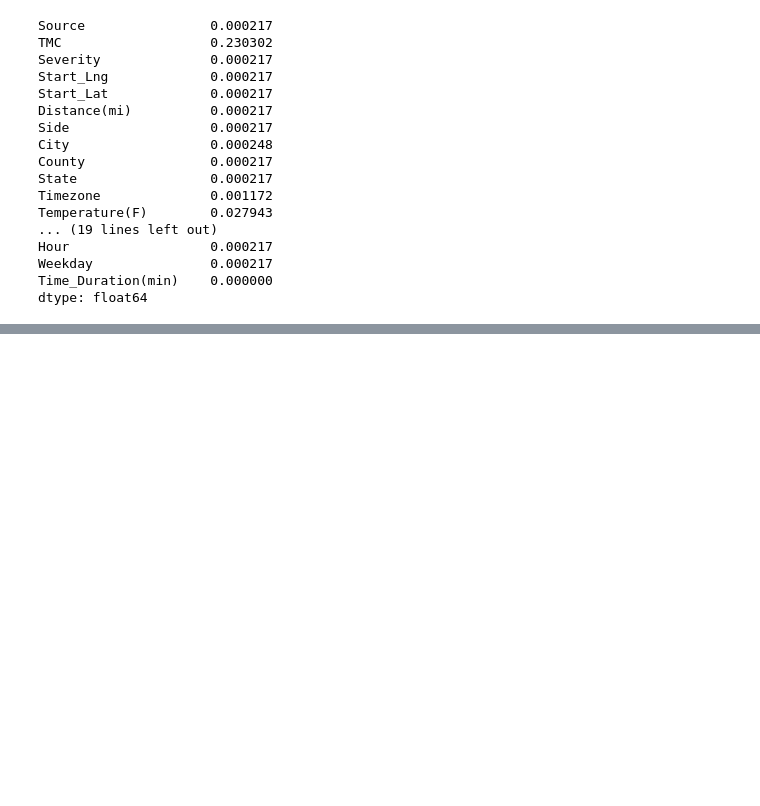
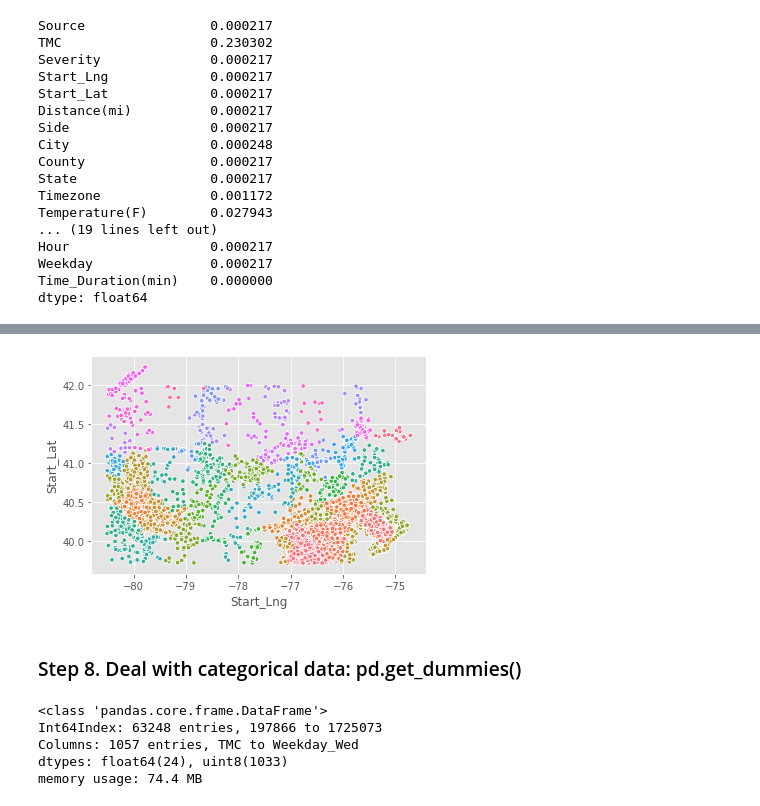
Before and after one commit to RonghuiZhou/us-accidents, a Jupyter notebook: Machine Learning for US Accidents_PA_RZhou.ipynb, the cells around one changed output, grey strips where cells are left out. Cells and saved outputs as stored; diff of their text form; code cells hidden in the pictures; blank space fills up the shorter version.

```diff
--- a/Machine Learning for US Accidents_PA_RZhou.ipynb
+++ b/Machine Learning for US Accidents_PA_RZhou.ipynb
@@ -195,0 +223,4 @@ memory usage: 599.2+ MB
+# %%
+# Select the dataset to include only the selected features
+df_sel=df[feature_lst].copy()
+df_sel.info()
@@ -219,6 +268,3 @@ Hour                  0.000217
 Weekday               0.000217
 Time_Duration(min)    0.000000
 dtype: float64
-# %%
-df_sel.dropna(subset=df_sel.columns[df_sel.isnull().mean()!=0],axis=0,inplace=True)
-df_sel.shape
@@ -374,0 +271,3 @@ metrics.accuracy_score: 0.81.
+# %%
+df_sel.dropna(subset=df_sel.columns[df_sel.isnull().mean()!=0], how='any', axis=0, inplace=True)
+df_sel.shape
@@ -374,0 +287,8 @@ metrics.accuracy_score: 0.81.
+# %%
+# Set state
+state='PA'
+
+# Select the state of Pennsylvania
+df_state=df_sel.loc[df_sel.State==state]
+df_state.drop('State',axis=1, inplace=True)
+df_state.info()
@@ -374,0 +317,23 @@ metrics.accuracy_score: 0.81.
+# %%
+# Map of accidents, color code by county
+
+sns.scatterplot(x='Start_Lng', y='Start_Lat', data=df_state, hue='County', legend=False, s=20)
+plt.show()
+# %% [output]
+[figure, added]
+# %% [markdown]
+### Step 8. Deal with categorical data: pd.get_dummies()
+# %%
+# Generate dummies for categorical data
+df_state_dummy = pd.get_dummies(df_state,drop_first=True)
+
+# Export data
+df_state_dummy.to_csv('./US_Accidents_May19_{}_dummy.csv'.format(state),index=False)
+
+df_state_dummy.info()
+# %% [output]
+<class 'pandas.core.frame.DataFrame'>
+Int64Index: 63248 entries, 197866 to 1725073
+Columns: 1057 entries, TMC to Weekday_Wed
+dtypes: float64(24), uint8(1033)
+memory usage: 74.4 MB
```
Also changed, not shown: parts of 62 cells of this notebook.
